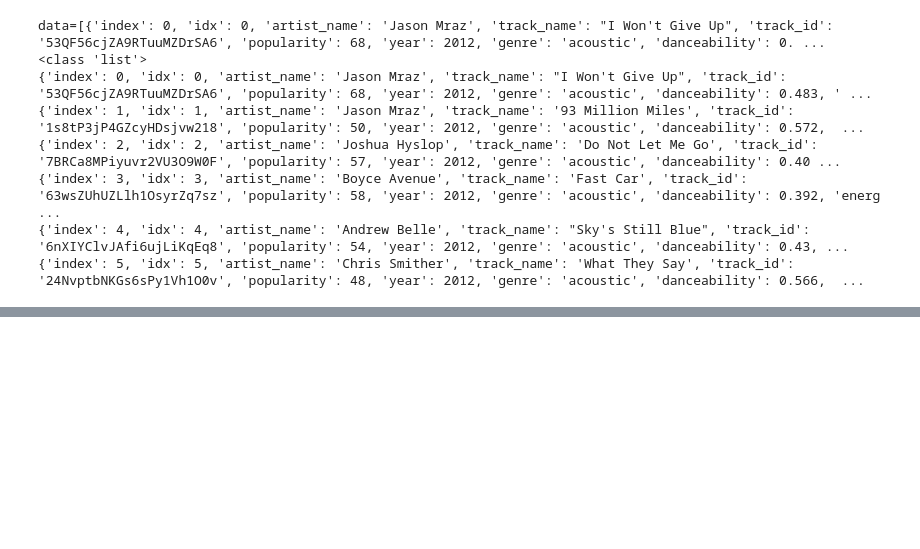
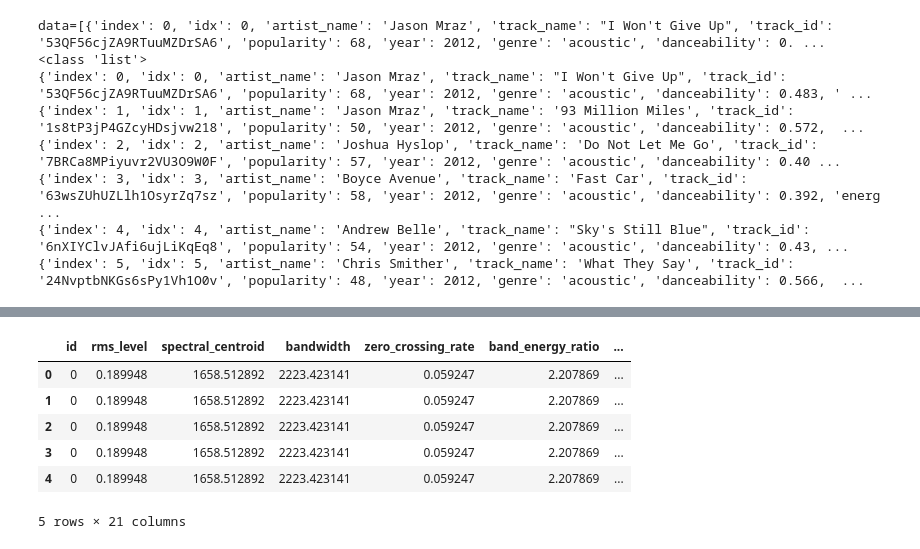
Before and after one commit to aniketgope00/Kurnn_Demo, a Jupyter notebook: data_loader_spotify/temp.ipynb, the cells around one changed output, grey strips where cells are left out. Cells and saved outputs as stored; diff of their text form; code cells hidden in the pictures; blank space fills up the shorter version.

```diff
--- a/data_loader_spotify/temp.ipynb
+++ b/data_loader_spotify/temp.ipynb
@@ -360,0 +453,24 @@ data=[{'id': 0, 'rms_level': 0.15304744243621826, 'spectral_centroid': 1825.9875
+# %%
+import os
+import pandas as pd
+from supabase import create_client
+url = "https://qbmoyulmzltkzvtqslnl.supabase.co"
+key = "eyJhbGciOiJIUzI1NiIsInR5cCI6IkpXVCJ9.eyJpc3MiOiJzdXBhYmFzZSIsInJlZiI6InFibW95dWxtemx0a3p2dHFzbG5sIiwicm9sZSI6ImFub24iLCJpYXQiOjE3MzI0MzI3MDMsImV4cCI6MjA0ODAwODcwM30.Kg0APL06JN3Wa4Zd7J_uDM3nOoEclpcKYOA71QYN2n8"
+supabase_client = create_client(url, key)
+
+total_samples = supabase_client.table('audio_features').select('*').execute()
+total_samples = total_samples.data
+df = pd.DataFrame(columns=["id", "rms_level , spectral_centroid , bandwidth , zero_crossing_rate , band_energy_ratio , delta_spectrum_magnitude , pitch , pitch_strength , mfcc_mean , mfcc_std , average_roughness , std_roughness , one_2hz_loudness , three_15hz_loudness , twenty_43hz_loudness , sharpness , gamma_0Hz_energy , gamma_3_15Hz_energy , gamma_20_150Hz_energy , gamma_150_1000Hz_energy"])
+for sample in total_samples:
+    df_dictionary = pd.DataFrame(sample)
+    df = pd.concat([df, df_dictionary], ignore_index=True)
+df = df.drop(columns=['rms_level , spectral_centroid , bandwidth , zero_crossing_rate , band_energy_ratio , delta_spectrum_magnitude , pitch , pitch_strength , mfcc_mean , mfcc_std , average_roughness , std_roughness , one_2hz_loudness , three_15hz_loudness , twenty_43hz_loudness , sharpness , gamma_0Hz_energy , gamma_3_15Hz_energy , gamma_20_150Hz_energy , gamma_150_1000Hz_energy'])
+df.head()
+# %% [output]
+|  | id | rms_level | spectral_centroid | bandwidth | zero_crossing_rate | band_energy_ratio | ... |
+| 0 | 0 | 0.189948 | 1658.512892 | 2223.423141 | 0.059247 | 2.207869 | ... |
+| 1 | 0 | 0.189948 | 1658.512892 | 2223.423141 | 0.059247 | 2.207869 | ... |
+| 2 | 0 | 0.189948 | 1658.512892 | 2223.423141 | 0.059247 | 2.207869 | ... |
+| 3 | 0 | 0.189948 | 1658.512892 | 2223.423141 | 0.059247 | 2.207869 | ... |
+| 4 | 0 | 0.189948 | 1658.512892 | 2223.423141 | 0.059247 | 2.207869 | ... |
+5 rows × 21 columns
```
Also changed, not shown: parts of 5 cells of this notebook, 1 other file.
